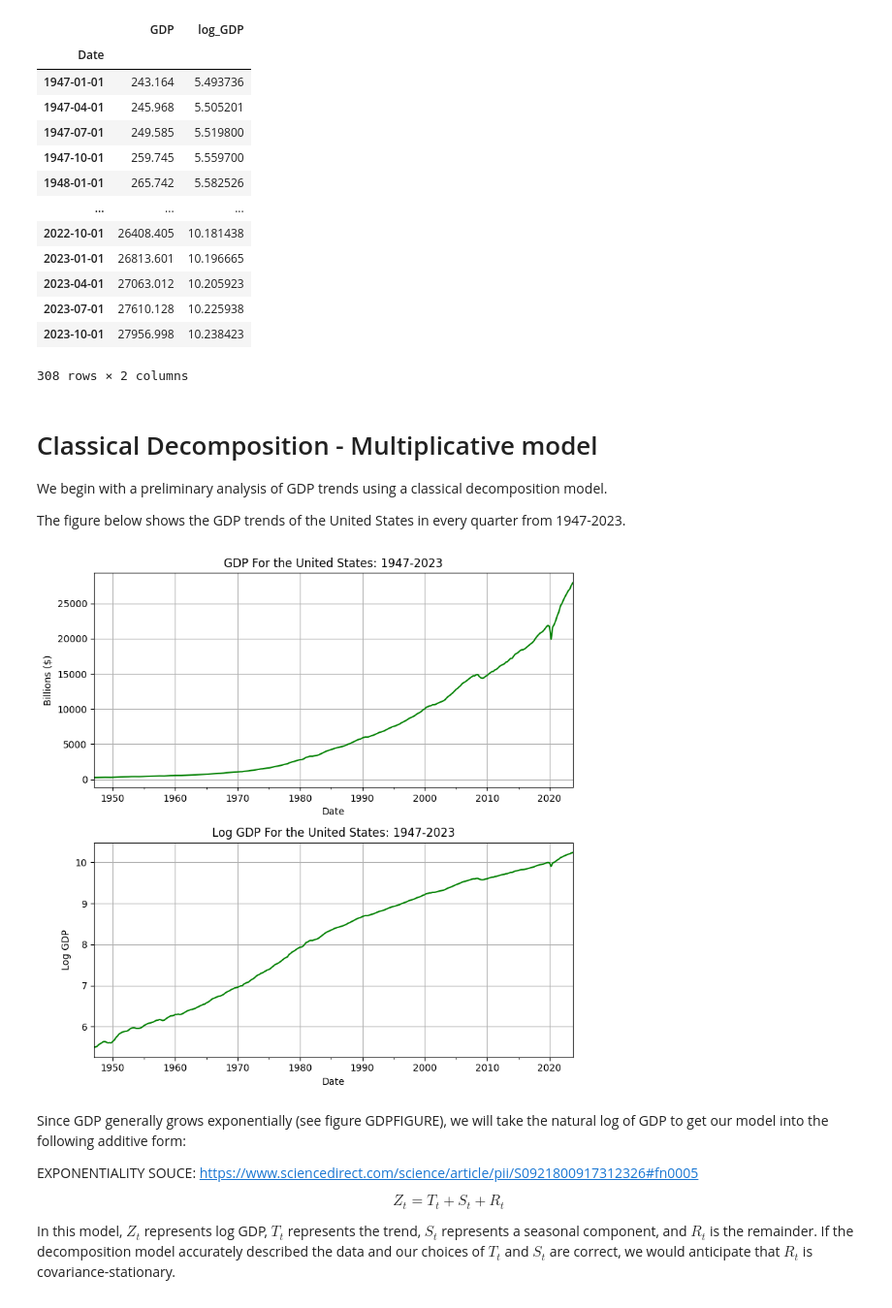
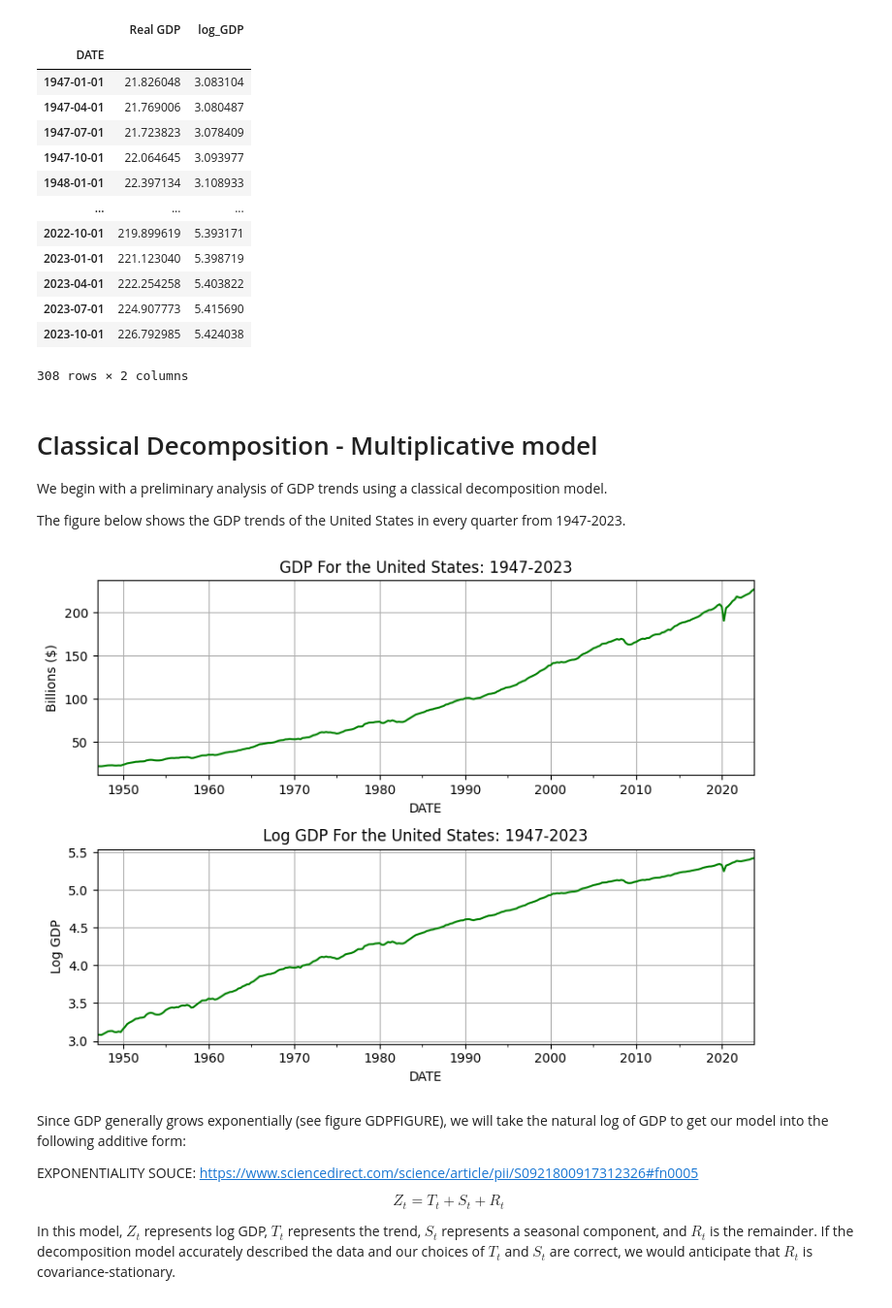
Before and after one commit to addmelo/ACME, a Jupyter notebook: InitialGDPModel.ipynb, the cells around one changed output. Shown: that part at 97% size. Cells and saved outputs as stored; diff of their text form; code cells hidden in the pictures.

```diff
--- a/InitialGDPModel.ipynb
+++ b/InitialGDPModel.ipynb
@@ -7,25 +7,32 @@ import warnings
 # %%
 warnings.simplefilter('ignore')
 df = pd.read_csv('Cleaned Datasets/US_Full_Quarterly.csv', index_col="DATE")
-df.index.rename("Date", inplace=True)
+#df.index.rename("Date", inplace=True)
+#
+deflator = pd.read_csv("Cleaned Datasets/GDPDEF.csv",index_col = "DATE")
+df = df.join(deflator,on = "DATE", how = "inner")
+df["Real GDP"] = df["GDP"]/df["GDPDEF"]
+df["Real Inv"] = df["Inv"]/df["GDPDEF"]
 df.index = pd.to_datetime(df.index)
-USA = df[['GDP']]
-USA['log_GDP'] = np.log(USA['GDP'])
+
+
+USA = df[['Real GDP']]
+USA['log_GDP'] = np.log(USA['Real GDP'])
 USA
 # %% [output]
-|  | GDP | log_GDP |
-| Date |  |  |
-| 1947-01-01 | 243.164 | 5.493736 |
-| 1947-04-01 | 245.968 | 5.505201 |
-| 1947-07-01 | 249.585 | 5.519800 |
-| 1947-10-01 | 259.745 | 5.559700 |
-| 1948-01-01 | 265.742 | 5.582526 |
+|  | Real GDP | log_GDP |
+| DATE |  |  |
+| 1947-01-01 | 21.826048 | 3.083104 |
+| 1947-04-01 | 21.769006 | 3.080487 |
+| 1947-07-01 | 21.723823 | 3.078409 |
+| 1947-10-01 | 22.064645 | 3.093977 |
+| 1948-01-01 | 22.397134 | 3.108933 |
 | ... | ... | ... |
-| 2022-10-01 | 26408.405 | 10.181438 |
-| 2023-01-01 | 26813.601 | 10.196665 |
-| 2023-04-01 | 27063.012 | 10.205923 |
-| 2023-07-01 | 27610.128 | 10.225938 |
-| 2023-10-01 | 27956.998 | 10.238423 |
+| 2022-10-01 | 219.899619 | 5.393171 |
+| 2023-01-01 | 221.123040 | 5.398719 |
+| 2023-04-01 | 222.254258 | 5.403822 |
+| 2023-07-01 | 224.907773 | 5.415690 |
+| 2023-10-01 | 226.792985 | 5.424038 |
 308 rows × 2 columns
 # %% [markdown]
 # Classical Decomposition - Multiplicative model
@@ -35,25 +42,26 @@ We begin with a preliminary analysis of GDP trends using a classical decompositi
 The figure below shows the GDP trends of the United States in every quarter from 1947-2023.
 # %%
 # Plot initial results
-fig, axs = plt.subplots(2,1, figsize=(8,8))
+fig, axs = plt.subplots(2,1, figsize=(8,6))
 plt.gca().yaxis.get_offset_text().set_visible(False)
-USA.plot(y="GDP", ax=axs[0], use_index=True, legend=False, color="green")
+USA.plot(y="Real GDP", ax=axs[0], use_index=True, legend=False, color="green")
 #JAPAN.plot(x="Year", y="GDP", ax=axs[0], label="Japan")
 axs[0].set_title("GDP For the United States: 1947-2023")
 axs[0].set_ylabel("Billions ($)")
 axs[0].grid()
 
 # Plot the logged models
 USA.plot(y="log_GDP", ax=axs[1], use_index=True, legend=False, color='green')
 axs[1].set_title("Log GDP For the United States: 1947-2023")
 axs[1].grid()
 axs[1].set_ylabel("Log GDP")
 plt.gca().yaxis.get_offset_text().set_visible(False)
 #plt.suptitle("Figure GDPFIGURE")
 plt.tight_layout()
+plt.savefig("V3_GDP.png", dpi=300)
 plt.show()
 # %% [output]
-[figure, old version]
+[figure, new version]
 # %% [markdown]
 Since GDP generally grows exponentially (see figure GDPFIGURE), we will take the natural log of GDP to get our model into the following additive form:
 
```
Also changed, not shown: parts of 1 cell of this notebook, 4 other files.
